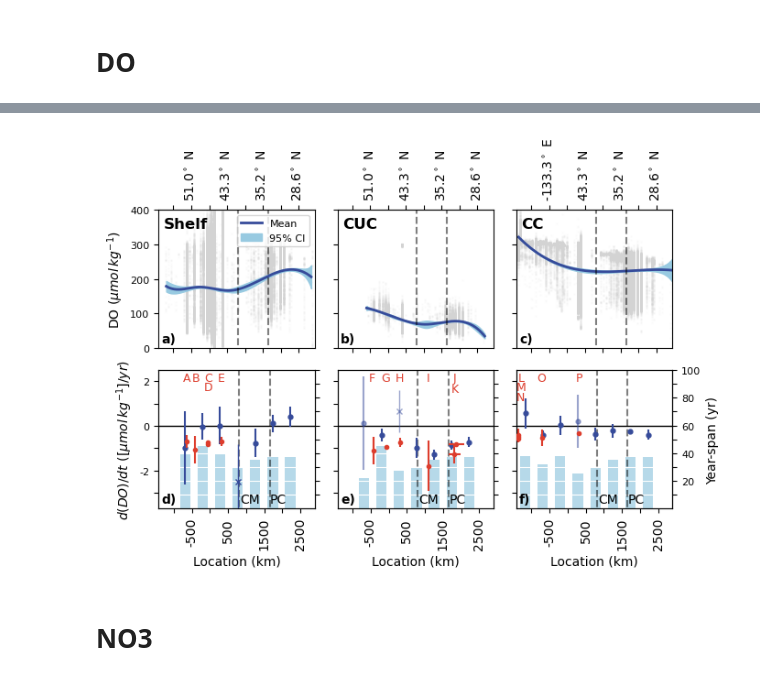
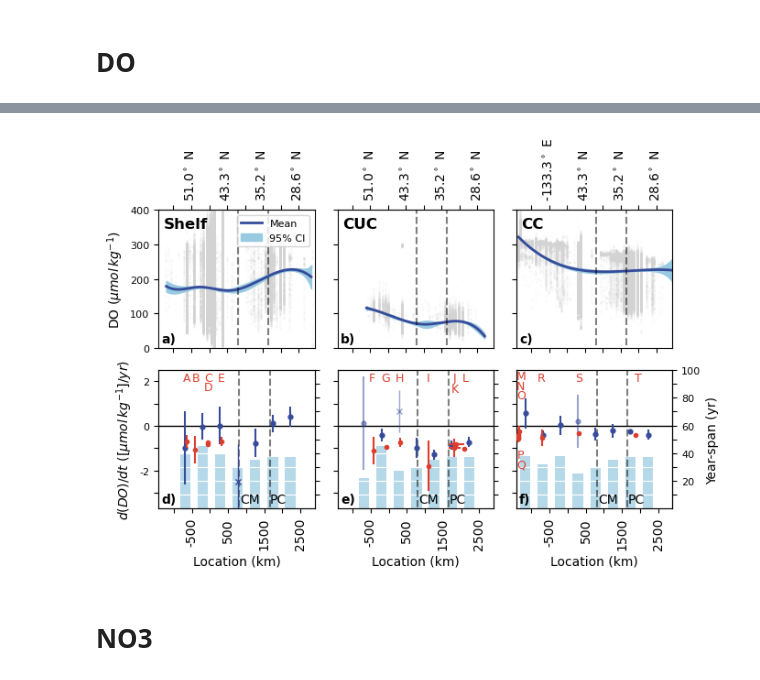
Before and after one commit to UBC-MOAD/analysis-becca, a Jupyter notebook: Synthesis/TrendPlotting.ipynb, the cells around one changed output, grey strips where cells are left out. Drawn from its saved outputs; the diff is of its cells as text; code cells hidden in the pictures.

Commit message:
added more published trends

```diff
--- a/Synthesis/TrendPlotting.ipynb
+++ b/Synthesis/TrendPlotting.ipynb
@@ -781,20 +787,32 @@ plt.savefig('/ocean/rbeutel/MOAD/analysis-becca/Synthesis/output/SpiceTrends.png
 [figure]
 # %% [markdown]
 # DO
+# %%
+# conversion functions
+# want all the trends in umol/kg/yr
+
+def oxygen_mlL_to_umolkg(oxygen_mlL):
+    # # empirical conversion from Crawford and Pena (2013)
+    # more accurate to use molar mass and density BUT we don't have temperature and salinity so..
+
+    C = 43.7 # umol/kg per 1 ml/L
+    oxygen_umolkg = (oxygen_mlL * C)
+
+    return oxygen_umolkg
 # %%
 # load in lit review results here
-points = 16
+points = 20
 d = {'lon1':np.zeros(points),'lon2':np.zeros(points),'lat1':np.zeros(points),'lat2':np.zeros(points),
      'rate':np.zeros(points),'sdev':np.zeros(points),'current':np.zeros(points),'dist':np.zeros(points),'distDiff':np.zeros(points)}
 Oxlit = pd.DataFrame(d)
 
-Oxlit['lon1'] = [-120, -122.5, -125.09, -126, -126, -126, -144.9, -129.5, -129.5,-145,-132,-125.4,-125.4,-126.7,-138.47,-144.9]
-Oxlit['lon2'] = [-120, -122.5, -125.09, -126, -126, -126, -144.9, -129.5, -129.5,-145,-132,-125.4,-125.4,-126.7,-138.87,-144.9]
-Oxlit['lat1'] = [30, 29, 37.93, 44.66, 44.66, 44.66, 50.1, 51, 51,50.1,52.4,48.6,48.6,48.65,50.1,50.1]
-Oxlit['lat2'] = [35, 33.4, 37.93, 44.66, 44.66, 44.66, 50.1, 51, 51,50.1,52.4,48.6,48.6,48.65,50.1,50.1]
-Oxlit['current'] = ['CUC','CUC','CUC','CUC','shelf','CC','CC','shelf','CUC','CC','shelf','shelf','shelf','CUC','CC','CC']
-Oxlit['rate'] = [-0.8,-1.285,-1.785,-0.745,-0.7,-0.31,-0.5,-1.07,-1.11,-0.57,-0.7,-0.83,-0.74,-0.96,-0.52,-0.41]
-Oxlit['sdev'] = [0,0.415,1.115,0.2,0.2,0.03,0.25,0.62,0.6,0,0.3,0,0,0,0.37,0.28]
+Oxlit['lon1'] = [-120, -122.5, -125.09, -126, -126, -126, -144.9, -129.5, -129.5,-145,-132,-125.4,-125.4,-126.7,-138.47,-144.9,-144.9,-117.4,-122.9,-143]
+Oxlit['lon2'] = [-120, -122.5, -125.09, -126, -126, -126, -144.9, -129.5, -129.5,-145,-132,-125.4,-125.4,-126.7,-138.87,-144.9,-144.9,-117.4,-122.9,-147]
+Oxlit['lat1'] = [30, 29, 37.93, 44.66, 44.66, 44.66, 50.1, 51, 51,50.1,52.4,48.6,48.6,48.65,50.1,50.1,50.1,32.8,30.2,48]
+Oxlit['lat2'] = [35, 33.4, 37.93, 44.66, 44.66, 44.66, 50.1, 51, 51,50.1,52.4,48.6,48.6,48.65,50.1,50.1,50.1,32.8,30.2,50.5]
+Oxlit['current'] = ['CUC','CUC','CUC','CUC','shelf','CC','CC','shelf','CUC','CC','shelf','shelf','shelf','CUC','CC','CC','CC','CUC','CC','CC']
+Oxlit['rate'] = [-0.8,-0.99,-1.785,-0.745,-0.7,-0.31,-0.5,-1.07,-1.11,-0.57,-0.7,-0.83,-0.74,-0.96,-0.52,-0.41,-0.53,oxygen_mlL_to_umolkg(-0.023),oxygen_mlL_to_umolkg(-0.009),-0.24]
+Oxlit['sdev'] = [0,0.415,1.115,0.2,0.2,0.03,0.25,0.62,0.6,0,0.3,0,0,0,0.37,0.28,0,0,0,0.23]
 
 
 # calculate distances
@@ -897,38 +915,42 @@ ax[1,2].errorbar(Oxlit.dist[Oxlit.current=='CC'], Oxlit.rate[Oxlit.current=='CC'
 ax[1,0].text(0.18,0.99,'A',ha='center',va='top',color='#DD3D2D',transform=ax[1,0].transAxes,fontsize=9) # Whitney 2009
 ax[1,0].text(0.24,0.99,'B',ha='center',va='top',color='#DD3D2D',transform=ax[1,0].transAxes,fontsize=9) # Stevens 2025
 ax[1,0].text(0.32,0.99,'C',ha='center',va='top',color='#DD3D2D',transform=ax[1,0].transAxes,fontsize=9) # Crawford Pena 2013
 ax[1,0].text(0.32,0.92,'D',ha='center',va='top',color='#DD3D2D',transform=ax[1,0].transAxes,fontsize=9) # Crawford Pena 2013
 ax[1,0].text(0.4,0.99,'E',ha='center',va='top',color='#DD3D2D',transform=ax[1,0].transAxes,fontsize=9) # Pierce 2012
 
 ax[1,1].text(0.22,0.99,'F',ha='center',va='top',color='#DD3D2D',transform=ax[1,1].transAxes,fontsize=9) # Stevens 2025
 ax[1,1].text(0.31,0.99,'G',ha='center',va='top',color='#DD3D2D',transform=ax[1,1].transAxes,fontsize=9) # Crawford Pena 2013
 ax[1,1].text(0.40,0.99,'H',ha='center',va='top',color='#DD3D2D',transform=ax[1,1].transAxes,fontsize=9) # Pierce 2012
 ax[1,1].text(0.58,0.99,'I',ha='center',va='top',color='#DD3D2D',transform=ax[1,1].transAxes,fontsize=9) # Ren 2018
 ax[1,1].text(0.75,0.99,'J',ha='center',va='top',color='#DD3D2D',transform=ax[1,1].transAxes,fontsize=9) # Meinvielle 2013
 ax[1,1].text(0.75,0.91,'K',ha='center',va='top',color='#DD3D2D',transform=ax[1,1].transAxes,fontsize=9) # Bograd 2008
+ax[1,1].text(0.82,0.99,'L',ha='center',va='top',color='#DD3D2D',transform=ax[1,1].transAxes,fontsize=9) # Bograd 2015
 
-ax[1,2].text(0.03,0.99,'L',ha='center',va='top',color='#DD3D2D',transform=ax[1,2].transAxes,fontsize=9) # Crawford Pena 2016
-ax[1,2].text(0.03,0.92,'M',ha='center',va='top',color='#DD3D2D',transform=ax[1,2].transAxes,fontsize=9) # Cummins 2020
-ax[1,2].text(0.03,0.85,'N',ha='center',va='top',color='#DD3D2D',transform=ax[1,2].transAxes,fontsize=9) # Whitney 2007
-ax[1,2].text(0.16,0.99,'O',ha='center',va='top',color='#DD3D2D',transform=ax[1,2].transAxes,fontsize=9) # Crawford Pena 2016
-ax[1,2].text(0.4,0.99,'P',ha='center',va='top',color='#DD3D2D',transform=ax[1,2].transAxes,fontsize=9) # Pierce 2012
+ax[1,2].text(0.03,1,'M',ha='center',va='top',color='#DD3D2D',transform=ax[1,2].transAxes,fontsize=9) # Stramma 2020
+ax[1,2].text(0.03,0.93,'N',ha='center',va='top',color='#DD3D2D',transform=ax[1,2].transAxes,fontsize=9) # Crawford Pena 2016
+ax[1,2].text(0.03,0.86,'O',ha='center',va='top',color='#DD3D2D',transform=ax[1,2].transAxes,fontsize=9) # Mecking 2024
+ax[1,2].text(0.03,0.43,'P',ha='center',va='top',color='#DD3D2D',transform=ax[1,2].transAxes,fontsize=9) # Cummins 2020
+ax[1,2].text(0.03,0.36,'Q',ha='center',va='top',color='#DD3D2D',transform=ax[1,2].transAxes,fontsize=9) # Whitney 2007
+ax[1,2].text(0.16,0.99,'R',ha='center',va='top',color='#DD3D2D',transform=ax[1,2].transAxes,fontsize=9) # Crawford Pena 2016
+ax[1,2].text(0.4,0.99,'S',ha='center',va='top',color='#DD3D2D',transform=ax[1,2].transAxes,fontsize=9) # Pierce 2012
+ax[1,2].text(0.78,0.99,'T',ha='center',va='top',color='#DD3D2D',transform=ax[1,2].transAxes,fontsize=9) # Bograd 2015
 
 # titles
 ax[0,0].text(0.03,0.95,'Shelf',ha='left',va='top',color='k',weight='bold',transform=ax[0,0].transAxes,fontsize=12,zorder=6)
 ax[0,1].text(0.03,0.95,'CUC',ha='left',va='top',color='k',weight='bold',transform=ax[0,1].transAxes,fontsize=12,zorder=6)
 ax[0,2].text(0.03,0.95,'CC',ha='left',va='top',color='k',weight='bold',transform=ax[0,2].transAxes,fontsize=12,zorder=6)
 # plot labels
 ax[0,0].text(0.02,0.02,'a)',ha='left',va='bottom',color='k',weight='semibold',transform=ax[0,0].transAxes,fontsize=10,zorder=6)
 ax[0,1].text(0.02,0.02,'b)',ha='left',va='bottom',color='k',weight='semibold',transform=ax[0,1].transAxes,fontsize=10,zorder=6)
 ax[0,2].text(0.02,0.02,'c)',ha='left',va='bottom',color='k',weight='semibold',transform=ax[0,2].transAxes,fontsize=10,zorder=6)
 ax[1,0].text(0.02,0.02,'d)',ha='left',va='bottom',color='k',weight='semibold',transform=ax[1,0].transAxes,fontsize=10,zorder=6)
 ax[1,1].text(0.02,0.02,'e)',ha='left',va='bottom',color='k',weight='semibold',transform=ax[1,1].transAxes,fontsize=10,zorder=6)
 ax[1,2].text(0.02,0.02,'f)',ha='left',va='bottom',color='k',weight='semibold',transform=ax[1,2].transAxes,fontsize=10,zorder=6)
 
 plt.tight_layout()
 
 plt.savefig('/ocean/rbeutel/MOAD/analysis-becca/Synthesis/output/OxyTrends.png')
 # %% [output]
-[figure, old version]
+[figure, new version]
 # %% [markdown]
 # NO3
```
Also changed, not shown: parts of 6 cells of this notebook.
